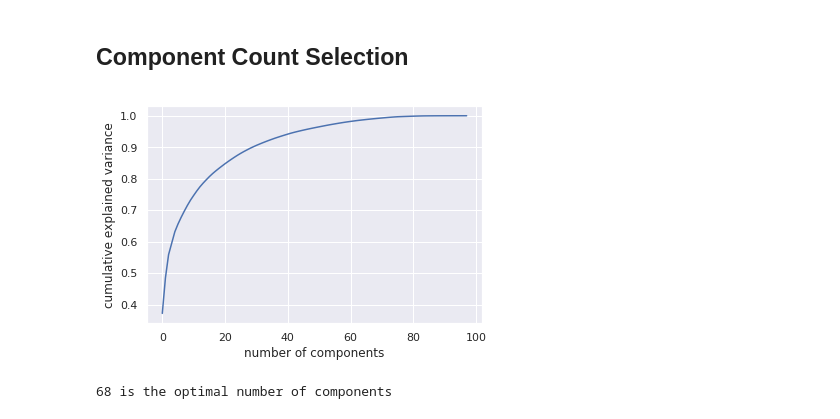
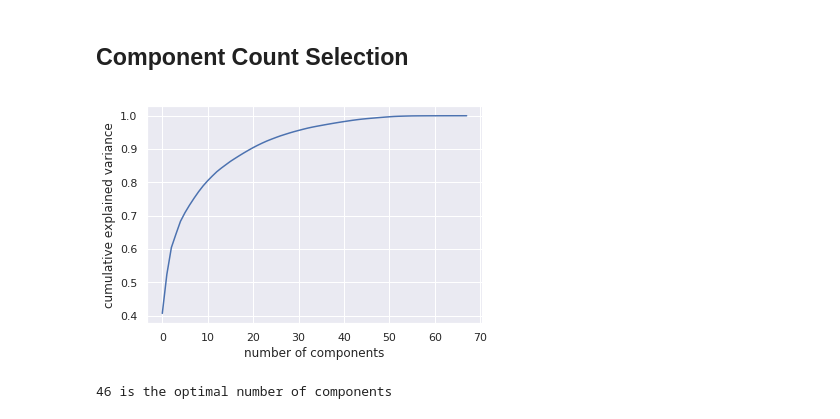
Before and after one commit to noahbjohnson/senior-project, a Jupyter notebook: notebooks/14.ipynb, the cells around one changed output. Saved outputs shown, nothing was run; the diff lists cells and outputs as text; code cells hidden in the pictures.

```diff
--- a/notebooks/14.ipynb
+++ b/notebooks/14.ipynb
@@ -15,6 +11,17 @@ df = pd.read_csv("../data/processed/Full_clean.csv")
+# %%
+# Import the datasets
+imputed_files = ["../data/production/Full_clean_imputed_1.csv",
+                "../data/production/Full_clean_imputed_2.csv",
+                "../data/production/Full_clean_imputed_3.csv",
+                "../data/production/Full_clean_imputed_4.csv",
+                "../data/production/Full_clean_imputed_5.csv"]
+
+df = pd.read_csv("../data/production/Full_clean.csv")
+df_imputed = [pd.read_csv(fname) for fname in imputed_files]
 # %%
 # Create data without meta
-no_meta = df.drop(["Country Code","Year","Unnamed: 0"],axis="columns")
+no_meta_df = df.drop(["Country Code","Year"],axis="columns")
+no_meta_imputed = [frame.drop(["Country Code","Year"],axis="columns") for frame in df_imputed]
 # %%
 # Split data into tourist and non-tourist data
 tourist_vars = ['ST.INT.ARVL', 'ST.INT.XPND.MP.ZS', 'ST.INT.XPND.CD',
@@ -22,6 +29,8 @@ tourist_vars = ['ST.INT.ARVL', 'ST.INT.XPND.MP.ZS', 'ST.INT.XPND.CD',
        'Tourist Defecit', 'Tourism Net', 'Tourist Avg Net',
        'Population Estimate', 'ST.INT.ARVL.PER.CAPITA',
        'ST.INT.DPRT.PER.CAPITA']
-factors = no_meta.drop(tourist_vars, axis="columns")
-targets = no_meta[tourist_vars]
+factors_df = no_meta_df.drop(tourist_vars, axis="columns")
+targets_df = no_meta_df[tourist_vars]
+factors_imputed = [frame.drop(tourist_vars, axis="columns") for frame in no_meta_imputed]
+targets_imputed = [frame[tourist_vars] for frame in no_meta_imputed]
 # %% [markdown]
@@ -29,7 +38,7 @@ targets = no_meta[tourist_vars]
 # %%
 # Impute the missing values
-imp = SimpleImputer(missing_values=np.nan, strategy='median')
-imputed = imp.fit_transform(factors.values)
+imp = preprocessing.Imputer(missing_values=np.nan, strategy='median')
+imputed = imp.fit_transform(factors_df.values)
 # %% [markdown]
 ## Scaling
 # %%
@@ -38,13 +48,17 @@ data = min_max_scaler.fit_transform(imputed)
 # %% [markdown]
 ## Component Count Selection
 # %%
+"""
+Median imputed
+"""
+
 pca = PCA().fit(data.data)
 explained = np.cumsum(pca.explained_variance_ratio_)
 plt.plot(explained)
 plt.xlabel('number of components')
 plt.ylabel('cumulative explained variance');
 # %% [output]
-[figure, old version]
+[figure, new version]
 # %%
 # Iterate through explained variance until .99 is acheived
 for components in range(len(explained)-1):
@@ -52,4 +66,4 @@ for components in range(len(explained)-1):
         print("{} is the optimal number of components".format(components+1))
         break
 # %% [output]
-68 is the optimal number of components
+46 is the optimal number of components
```
Also changed, not shown: parts of 10 cells of this notebook.
